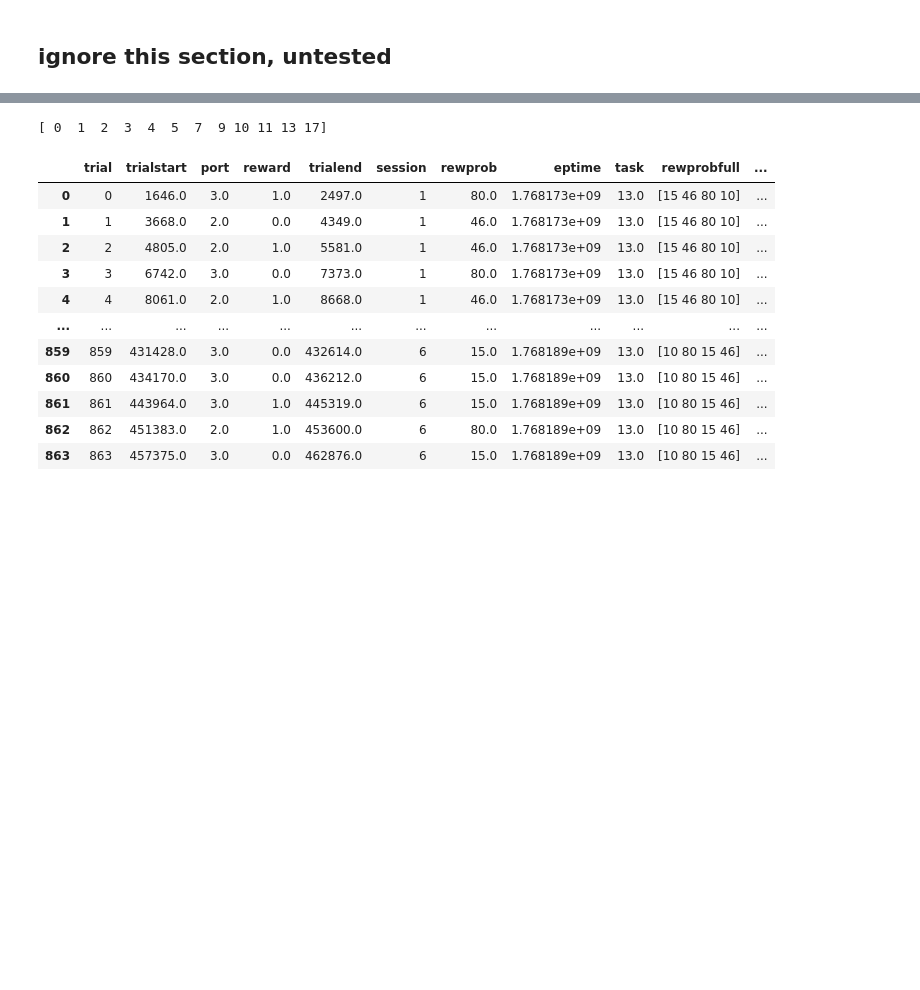
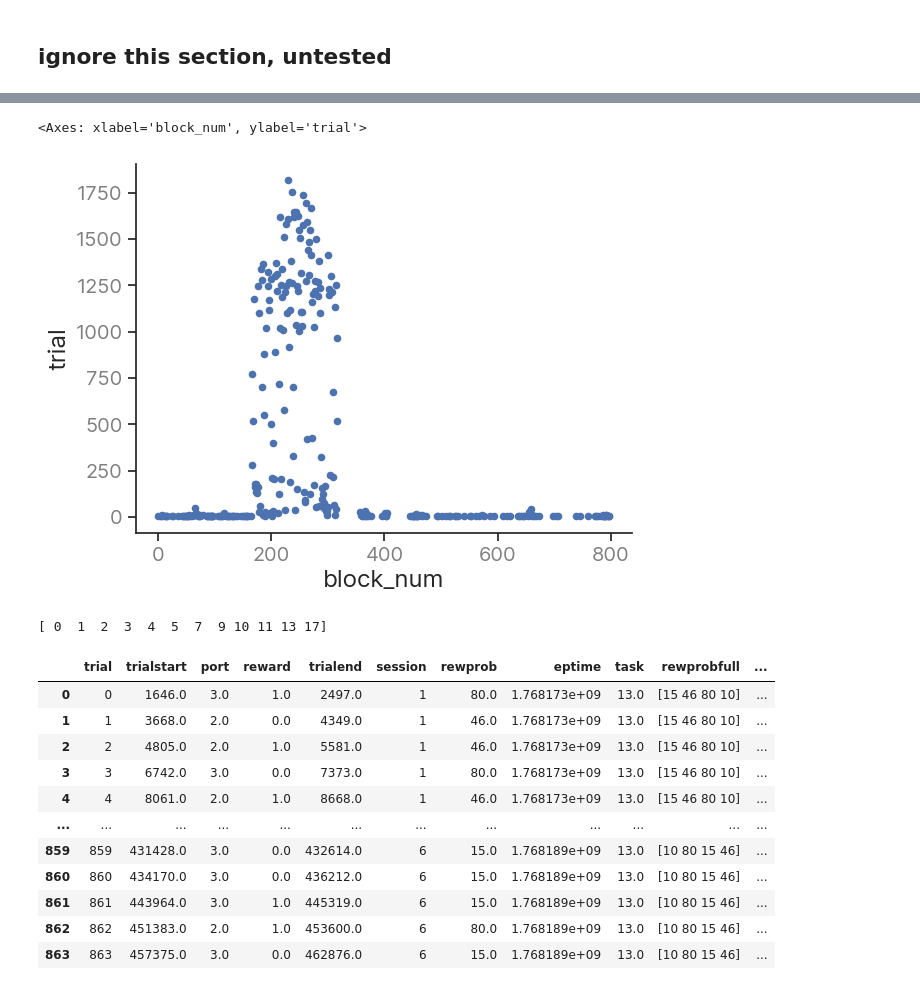
Before and after one commit to nightshade2303/banditAnalysis, a Jupyter notebook: rodentBanditAnalysis.ipynb, the cells around one changed output, grey strips where cells are left out. Drawn from its saved outputs; the diff is of its cells as text; code cells hidden in the pictures; blank space fills up the shorter version.

```diff
--- a/rodentBanditAnalysis.ipynb
+++ b/rodentBanditAnalysis.ipynb
@@ -511,0 +507,5 @@ Error:
+# %%
+sessdf_vec[sessdf_vec.duplicated(subset = ['first_lick_time', 'block_num'], keep = False)].groupby('block_num').trial.count().reset_index().plot(kind = 'scatter', y = 'trial', x = 'block_num')
+# %% [output]
+<Axes: xlabel='block_num', ylabel='trial'>
+[figure, added]
```
Also changed, not shown: parts of 18 cells of this notebook, 22 other files.
